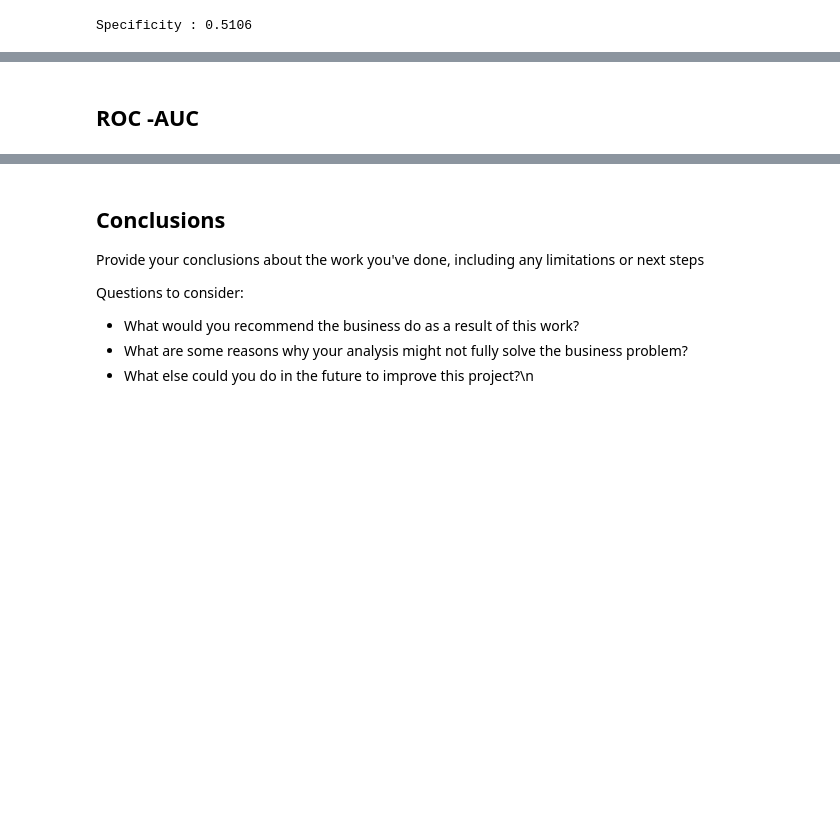
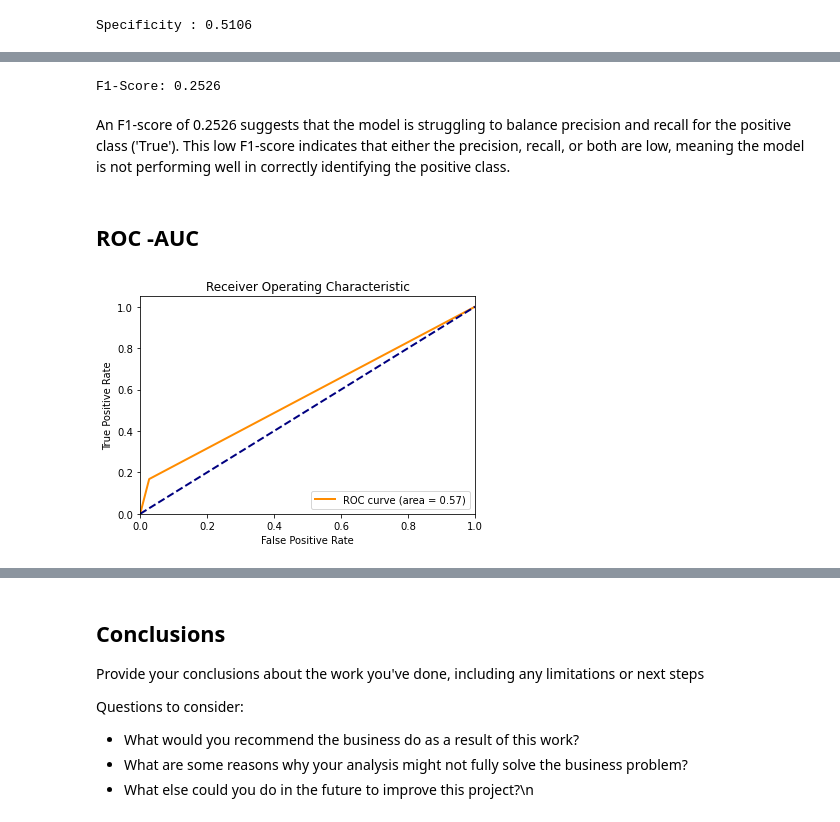
Before and after one commit to wambuiGicheha/Logistic_Regression_Project, a Jupyter notebook: index.ipynb, the cells around one changed output, grey strips where cells are left out. Cells and saved outputs as stored; diff of their text form; code cells hidden in the pictures; blank space fills up the shorter version.

Commit message:
Further evaluation of the logistic model

```diff
--- a/index.ipynb
+++ b/index.ipynb
@@ -1358,2 +1376,34 @@ Specificity : 0.5106
+# %%
+from sklearn.metrics import f1_score
+
+# Calculate the F1-score
+f1 = f1_score(y_test, y_pred_test, pos_label=True)
+
+print(f"F1-Score: {f1:.4f}")
+# %% [output]
+F1-Score: 0.2526
+# %% [markdown]
+An F1-score of 0.2526 suggests that the model is struggling to balance precision and recall for the positive class ('True'). This low F1-score indicates that either the precision, recall, or both are low, meaning the model is not performing well in correctly identifying the positive class.
 # %% [markdown]
 ## ROC -AUC
+# %%
+from sklearn.metrics import roc_curve, auc
+import matplotlib.pyplot as plt
+
+# Calculate ROC curve
+fpr, tpr, thresholds = roc_curve(y_test, y_pred_test)
+roc_auc = auc(fpr, tpr)
+
+# Plot ROC curve
+plt.figure(figsize=(6, 4))
+plt.plot(fpr, tpr, color='darkorange', lw=2, label='ROC curve (area = %0.2f)' % roc_auc)
+plt.plot([0, 1], [0, 1], color='navy', lw=2, linestyle='--')
+plt.xlim([0.0, 1.0])
+plt.ylim([0.0, 1.05])
+plt.xlabel('False Positive Rate')
+plt.ylabel('True Positive Rate')
+plt.title('Receiver Operating Characteristic')
+plt.legend(loc='lower right')
+plt.show()
+# %% [output]
+[figure, added]
```
Also changed, not shown: parts of 30 cells of this notebook.
